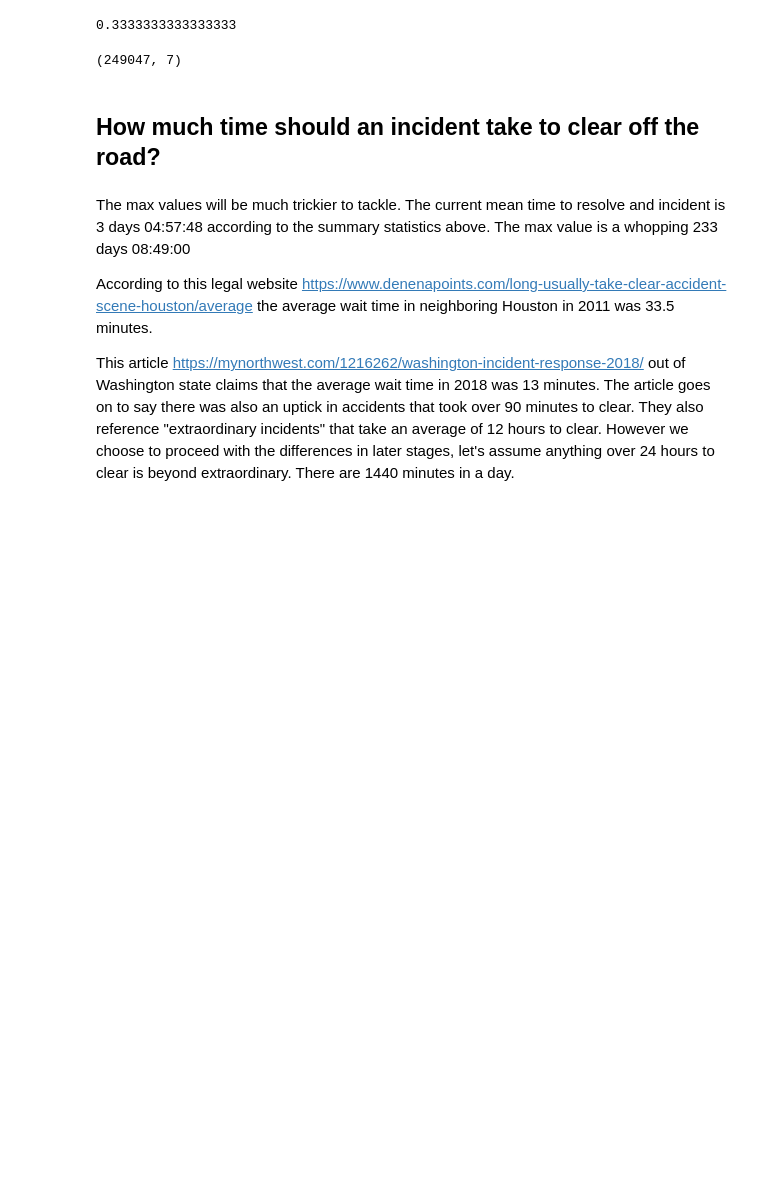
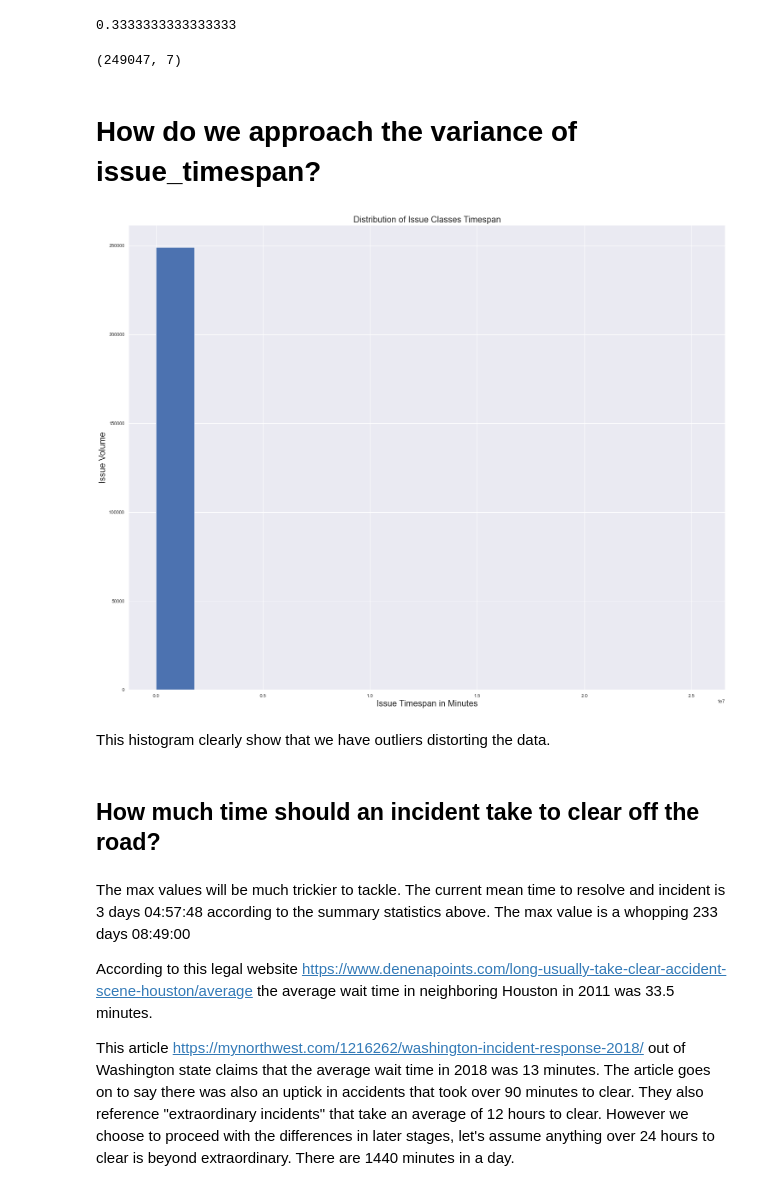
Before and after one commit to tomshields71/Real-Time_Traffic_Incident_Reports, a Jupyter notebook: EDA/EDA pt1.ipynb, the cells around one changed output. Drawn from its saved outputs; the diff is of its cells as text; code cells hidden in the pictures; blank space fills up the shorter version.

```diff
--- a/EDA/EDA pt1.ipynb
+++ b/EDA/EDA pt1.ipynb
@@ -161,6 +161,17 @@ df.issue_timespan.min()
 df.shape
 # %% [output]
 (249047, 7)
+# %% [markdown]
+# How do we approach the variance of issue_timespan?
+# %%
+df.issue_timespan.hist(bins=14)
+plt.xlabel('Issue Timespan in Minutes',fontsize = 20)
+plt.ylabel('Issue Volume',fontsize = 20)
+plt.title('Distribution of Issue Classes Timespan',fontsize = 20);
+# %% [output]
+[figure, added]
+# %% [markdown]
+This histogram clearly show that we have outliers distorting the data.
 # %% [markdown]
 ## How much time should an incident take to clear off the road?
 # %% [markdown]
```
Also changed, not shown: parts of 16 cells of this notebook, 23 other files.
